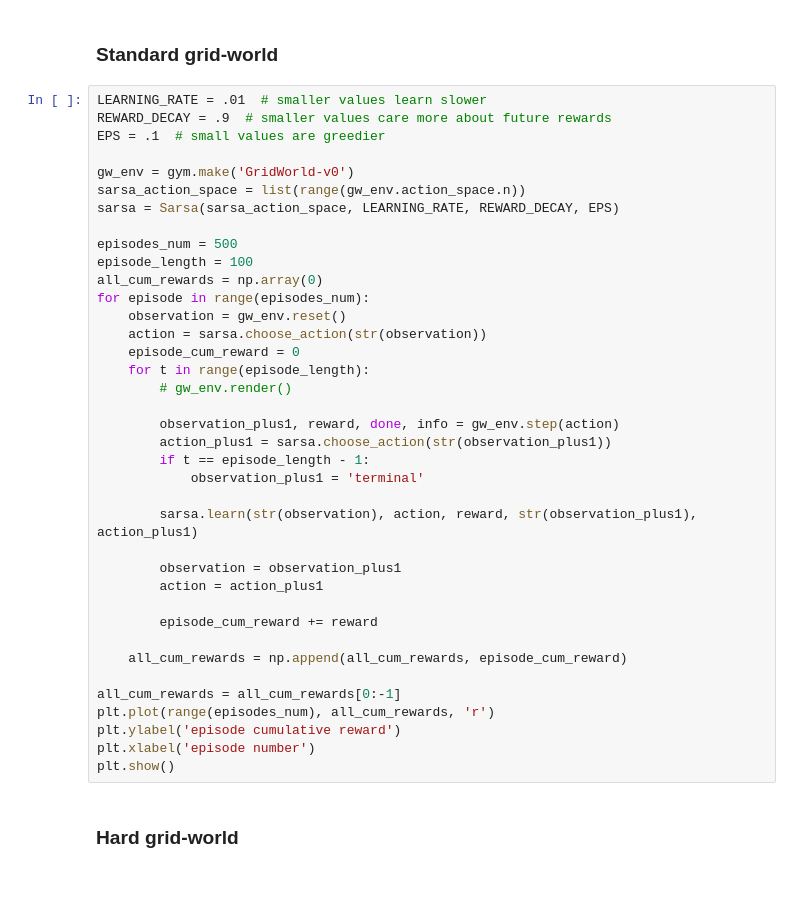
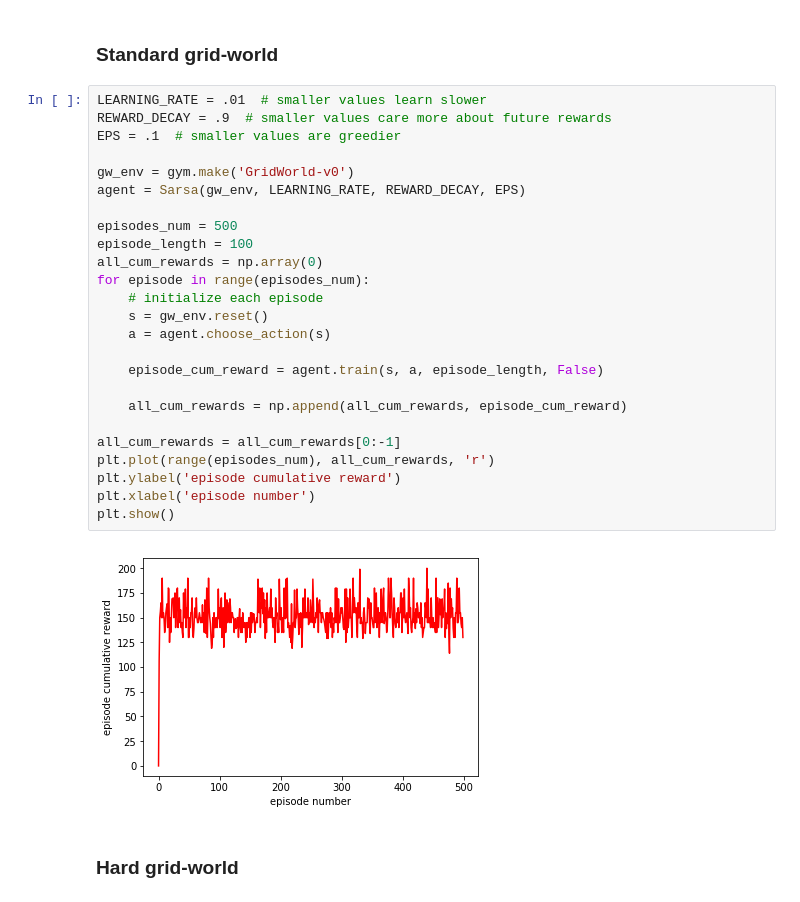
Before and after one commit to alex-faustino/rl-sandbox, a Jupyter notebook: homework/hw2/hw2_afausti2/results.ipynb, the cells around one changed output. Saved outputs shown, nothing was run; the diff lists cells and outputs as text.

```diff
--- a/homework/hw2/hw2_afausti2/results.ipynb
+++ b/homework/hw2/hw2_afausti2/results.ipynb
@@ -18,41 +17,30 @@ from tablemethodsrl import Sarsa
 # %%
 LEARNING_RATE = .01  # smaller values learn slower
 REWARD_DECAY = .9  # smaller values care more about future rewards
-EPS = .1  # small values are greedier
+EPS = .1  # smaller values are greedier
 
 gw_env = gym.make('GridWorld-v0')
-sarsa_action_space = list(range(gw_env.action_space.n))
-sarsa = Sarsa(sarsa_action_space, LEARNING_RATE, REWARD_DECAY, EPS)
+agent = Sarsa(gw_env, LEARNING_RATE, REWARD_DECAY, EPS)
 
 episodes_num = 500
 episode_length = 100
 all_cum_rewards = np.array(0)
 for episode in range(episodes_num):
-    observation = gw_env.reset()
-    action = sarsa.choose_action(str(observation))
-    episode_cum_reward = 0
-    for t in range(episode_length):
-        # gw_env.render()
+    # initialize each episode
+    s = gw_env.reset()
+    a = agent.choose_action(s)
 
-        observation_plus1, reward, done, info = gw_env.step(action)
-        action_plus1 = sarsa.choose_action(str(observation_plus1))
-        if t == episode_length - 1:
-            observation_plus1 = 'terminal'
-
-        sarsa.learn(str(observation), action, reward, str(observation_plus1), action_plus1)
-
-        observation = observation_plus1
-        action = action_plus1
-
-        episode_cum_reward += reward
+    episode_cum_reward = agent.train(s, a, episode_length, False)
 
     all_cum_rewards = np.append(all_cum_rewards, episode_cum_reward)
 
 all_cum_rewards = all_cum_rewards[0:-1]
 plt.plot(range(episodes_num), all_cum_rewards, 'r')
 plt.ylabel('episode cumulative reward')
 plt.xlabel('episode number')
 plt.show()
+# %% [output]
+[figure, added]
 # %% [markdown]
 ### Hard grid-world
 # %%
```
Also changed, not shown: parts of 4 cells of this notebook, 5 other files.
